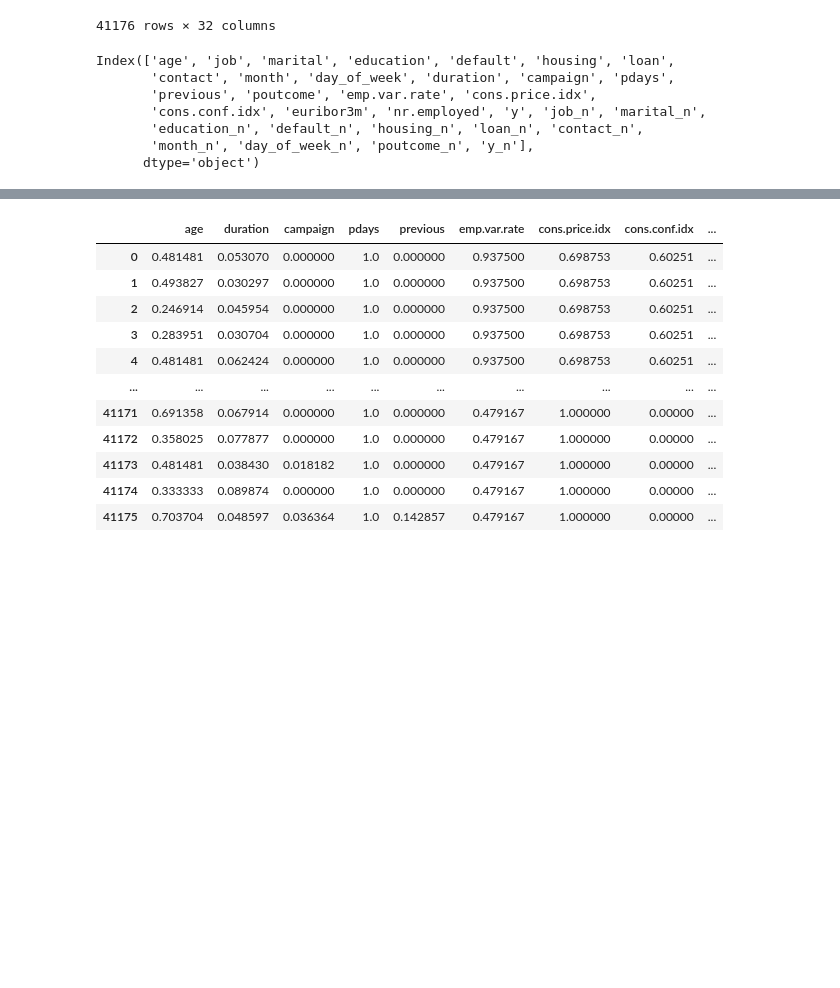
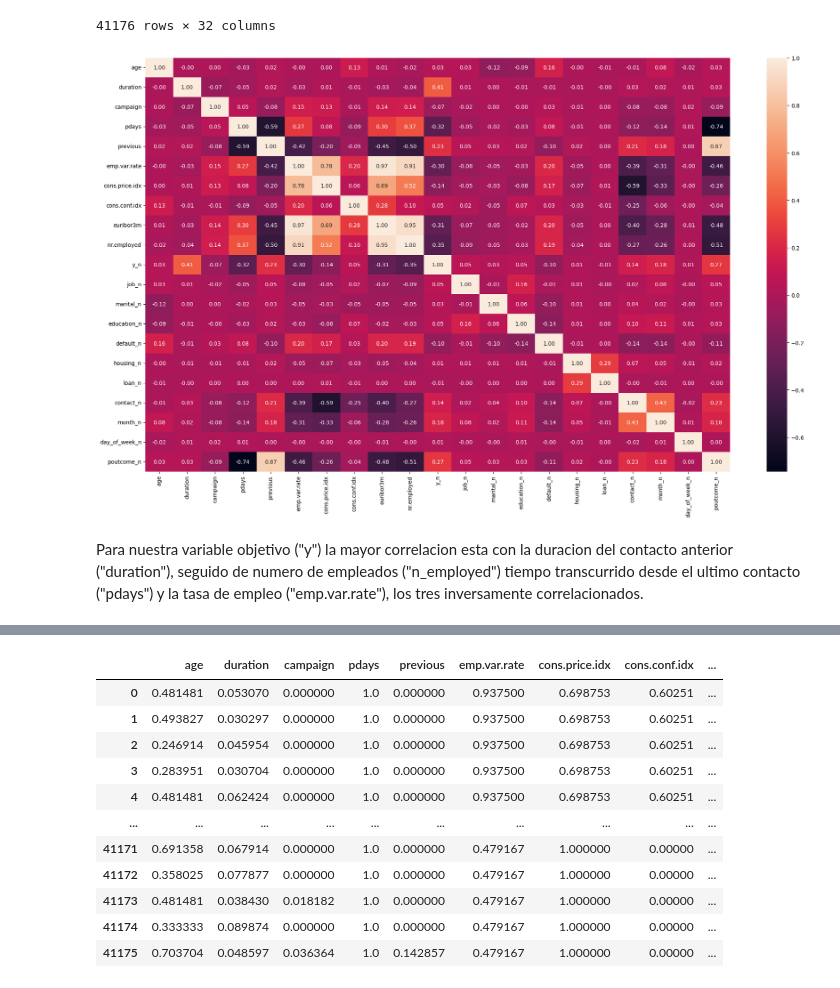
Before and after one commit to 4GeeksAcademy/machine-learning-python-template-1904, a Jupyter notebook: src/explore.ipynb, the cells around one changed output, grey strips where cells are left out. Cells and saved outputs as stored; diff of their text form; code cells hidden in the pictures; blank space fills up the shorter version.

```diff
--- a/src/explore.ipynb
+++ b/src/explore.ipynb
@@ -174,14 +205,12 @@ TypeError: can't multiply sequence by non-int of type 'float'
 # %%
-# Inicio de Escalado: Volver numerico las variables categoricas
-df['job_n']=pd.factorize(df['job'])[0]
-
+# Analisis de correlaciones: Volver numerico las variables categoricas
 def factorizar_categoricas(df,variables_categoricas):
     for categorica in variables_categoricas:
         categorica_n= categorica+"_n"
         df[categorica_n]=pd.factorize(df[categorica])[0]
     return df
 
-df=factorizar_categoricas(df,['marital','education','default','housing','loan','contact','month','day_of_week','poutcome','y'])
+df=factorizar_categoricas(df,['job','marital','education','default','housing','loan','contact','month','day_of_week','poutcome'])
 df
 # %% [output]
 |  | age | job | marital | education | default | housing | loan | contact | month | day_of_week | ... |
@@ -197,13 +226,14 @@ df
 | 41174 | 44 | technician | married | professional.course | no | no | no | cellular | nov | fri | ... |
 | 41175 | 74 | retired | married | professional.course | no | yes | no | cellular | nov | fri | ... |
 41176 rows × 32 columns
-# %%
-df.columns
-# %% [output]
-Index(['age', 'job', 'marital', 'education', 'default', 'housing', 'loan',
-       'contact', 'month', 'day_of_week', 'duration', 'campaign', 'pdays',
-       'previous', 'poutcome', 'emp.var.rate', 'cons.price.idx',
-       'cons.conf.idx', 'euribor3m', 'nr.employed', 'y', 'job_n', 'marital_n',
-       'education_n', 'default_n', 'housing_n', 'loan_n', 'contact_n',
-       'month_n', 'day_of_week_n', 'poutcome_n', 'y_n'],
-      dtype='object')
+# %%
+fig, axis = plt.subplots(figsize = (20, 12))
+
+sns.heatmap(df[["age", "duration", "campaign", "pdays", "previous", "emp.var.rate","cons.price.idx","cons.conf.idx","euribor3m","nr.employed","y_n","job_n","marital_n","education_n","default_n","housing_n","loan_n","contact_n","month_n","day_of_week_n","poutcome_n"]].corr(), annot = True, fmt = ".2f")
+
+plt.tight_layout()
+plt.show()
+# %% [output]
+[figure, added]
+# %% [markdown]
+Para nuestra variable objetivo ("y") la mayor correlacion esta con la duracion del contacto anterior ("duration"), seguido de numero de empleados ("n_employed") tiempo transcurrido desde el ultimo contacto ("pdays") y la tasa de empleo ("emp.var.rate"), los tres inversamente correlacionados.
```
Also changed, not shown: parts of 4 cells of this notebook.
